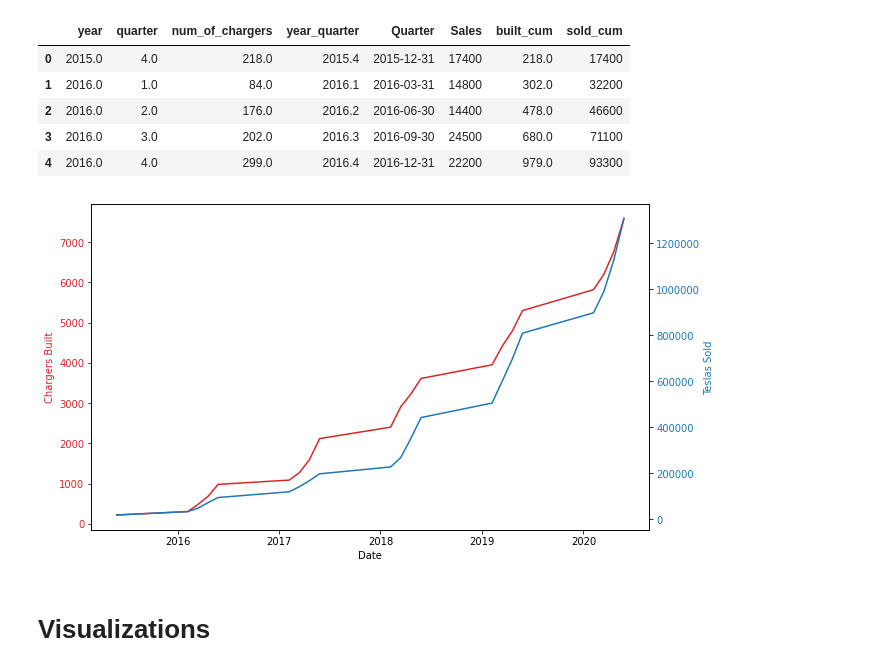
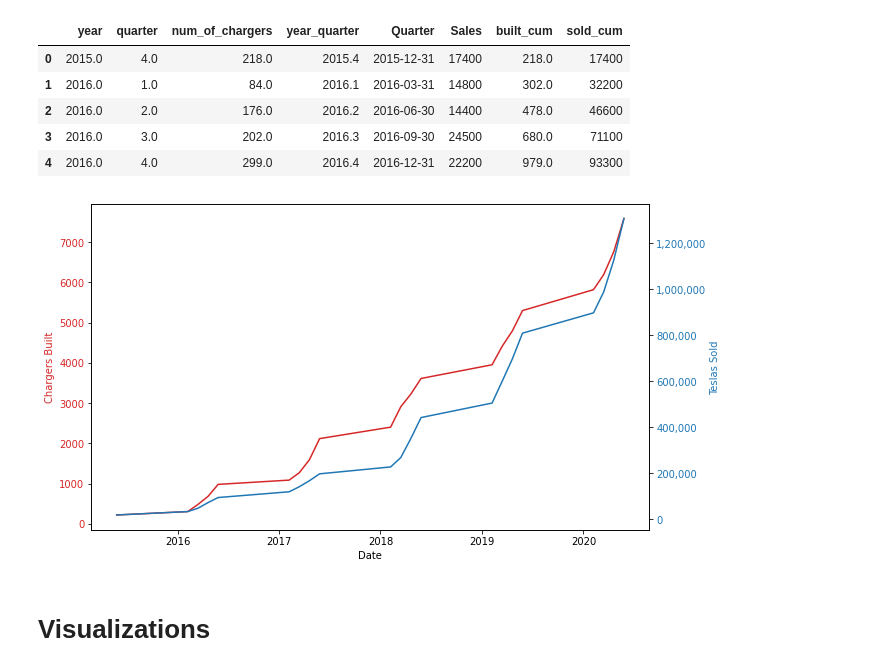
Before and after one commit to jeffkempster/code-louisville-data-science-2, a Jupyter notebook: Tesla Superchargers.ipynb, the cells around one changed output. Saved outputs shown, nothing was run; the diff lists cells and outputs as text; code cells hidden in the pictures.

Commit message:
Format y axis to thousands
Format y-axis to include commas at thousands for Teslas
Sold vs Chargers Built

```diff
--- a/Tesla Superchargers.ipynb
+++ b/Tesla Superchargers.ipynb
@@ -344,22 +350,25 @@ sum_df.head()
 # %%
 fig, ax1 = plt.subplots(figsize=(10,6))
 
 color = 'tab:red'
 ax1.set_xlabel('Date')
 ax1.set_ylabel('Chargers Built', color=color)
 ax1.plot(sum_df.year_quarter, built, color=color)
 ax1.tick_params(axis='y', labelcolor=color)
 
 ax2 = ax1.twinx()  # instantiate a second axes that shares the same x-axis
 
 color = 'tab:blue'
 ax2.set_ylabel('Teslas Sold', color=color)  # we already handled the x-label with ax1
 ax2.plot(sum_df.year_quarter, sold, color=color)
 ax2.ticklabel_format(useOffset=False, style='plain')
+
+# all this to get commas in the y-axis. COME ON MAN!
+ax2.yaxis.set_major_formatter(plt.matplotlib.ticker.StrMethodFormatter('{x:,.0f}'))
 ax2.tick_params(axis='y', labelcolor=color)
 
 plt.show()
 # %% [output]
-[figure, old version]
+[figure, new version]
 # %% [markdown]
 # Visualizations
```
Also changed, not shown: parts of 5 cells of this notebook.
